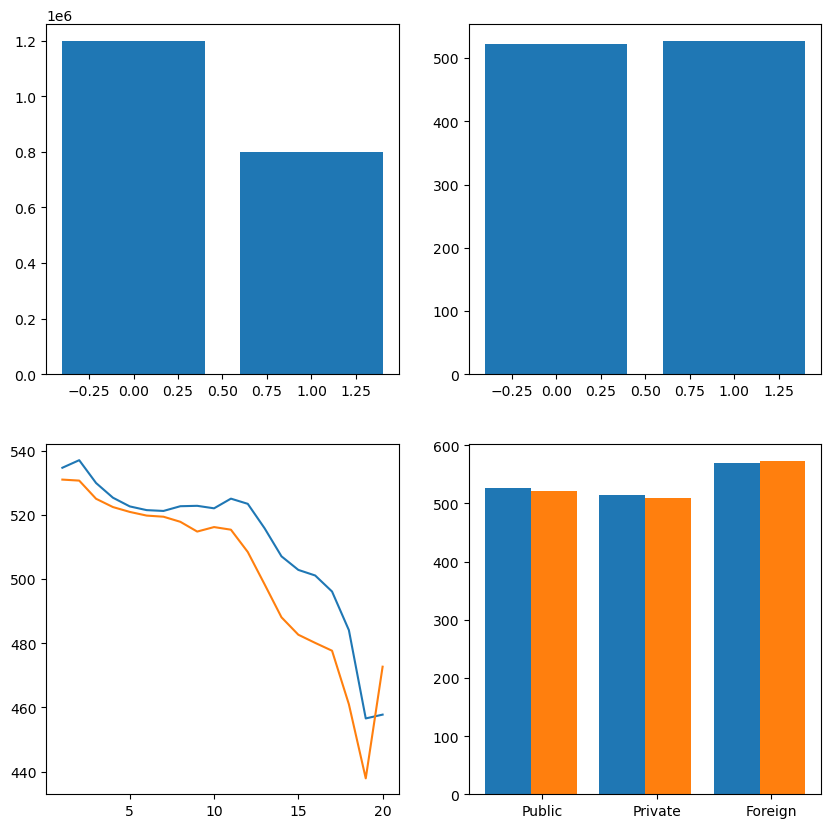
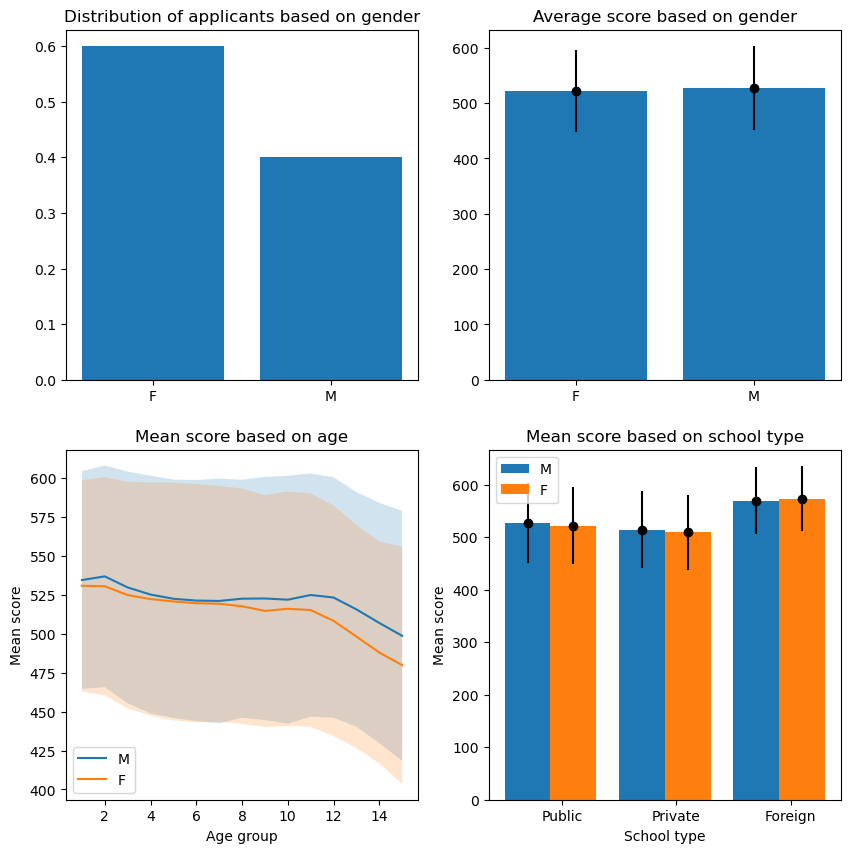
The notebook cell's code change between the first figure and the second:
--- before
+++ after
@@ -4,6 +4,9 @@
 axs[0, 0].bar(
     [0, 1],
-    df["TP_SEXO"].value_counts().values,
+    df["TP_SEXO"].value_counts().values / df["TP_SEXO"].count(),
 )
+axs[0, 0].set_xticks([0, 1])
+axs[0, 0].set_xticklabels(["F", "M"])
+axs[0, 0].set_title("Distribution of applicants based on gender")
 
 
@@ -12,4 +15,15 @@
     df.groupby("TP_SEXO")["target"].mean().values
 )
+axs[0, 1].errorbar(
+    [0, 1],
+    df.groupby("TP_SEXO")["target"].mean().values,
+    yerr=df.groupby("TP_SEXO")["target"].std().values,
+    color="black",
+    fmt="o",
+)
+axs[0, 1].set_xticks([0, 1])
+axs[0, 1].set_xticklabels(["F", "M"])
+axs[0, 1].set_title("Average score based on gender")
+
 
 
@@ -21,10 +35,24 @@
 for i in ["M", "F"]:
     df_filter = df[df["TP_SEXO"] == i]
-    df_filter = df_filter.groupby("TP_FAIXA_ETARIA")["target"].mean().reset_index()
+    df_filter_mean = df_filter.groupby("TP_FAIXA_ETARIA")["target"].mean().reset_index()
     axs[1, 0].plot(
-        df_filter["TP_FAIXA_ETARIA"],
-        df_filter["target"],
+        df_filter_mean["TP_FAIXA_ETARIA"],
+        df_filter_mean["target"],
+        label=i,
     )
 
+    df_filter_std = df_filter.groupby("TP_FAIXA_ETARIA")["target"].std().reset_index()
+    axs[1, 0].fill_between(
+        df_filter_mean["TP_FAIXA_ETARIA"],
+        df_filter_mean["target"] - df_filter_std["target"],
+        df_filter_mean["target"] + df_filter_std["target"],
+        alpha=0.2,
+    )
+
+
+axs[1, 0].set_title("Mean score based on age")
+axs[1, 0].set_xlabel("Age group")
+axs[1, 0].set_ylabel("Mean score")
+axs[1, 0].legend()
 
 #df["COMBINED_SCHOOL"] = df["TP_ESCOLA"] * 10000 # + df["TP_DEPENDENCIA_ADM_ESC"]
@@ -39,7 +67,20 @@
         df_filter.groupby("COMBINED_SCHOOL")["target"].mean().values,
         width=0.4,
+        label=g,
+    )
+    df_filter_std = df_filter.groupby("COMBINED_SCHOOL")["target"].std().values
+    axs[1, 1].errorbar(
+        np.arange(len(unique_schools)) + i * 0.4 + 0.1,
+        df_filter.groupby("COMBINED_SCHOOL")["target"].mean().values,
+        yerr=df_filter_std,
+        color="black",
+        fmt="o",
     )
 axs[1, 1].set_xticks(np.arange(len(unique_schools)) + 0.4)
 axs[1, 1].set_xticklabels(labels_school)
+axs[1, 1].set_title("Mean score based on school type")
+axs[1, 1].set_xlabel("School type")
+axs[1, 1].set_ylabel("Mean score")
+axs[1, 1].legend()
 
 plt.show()

Commit: add: improved analysis of enem dataset